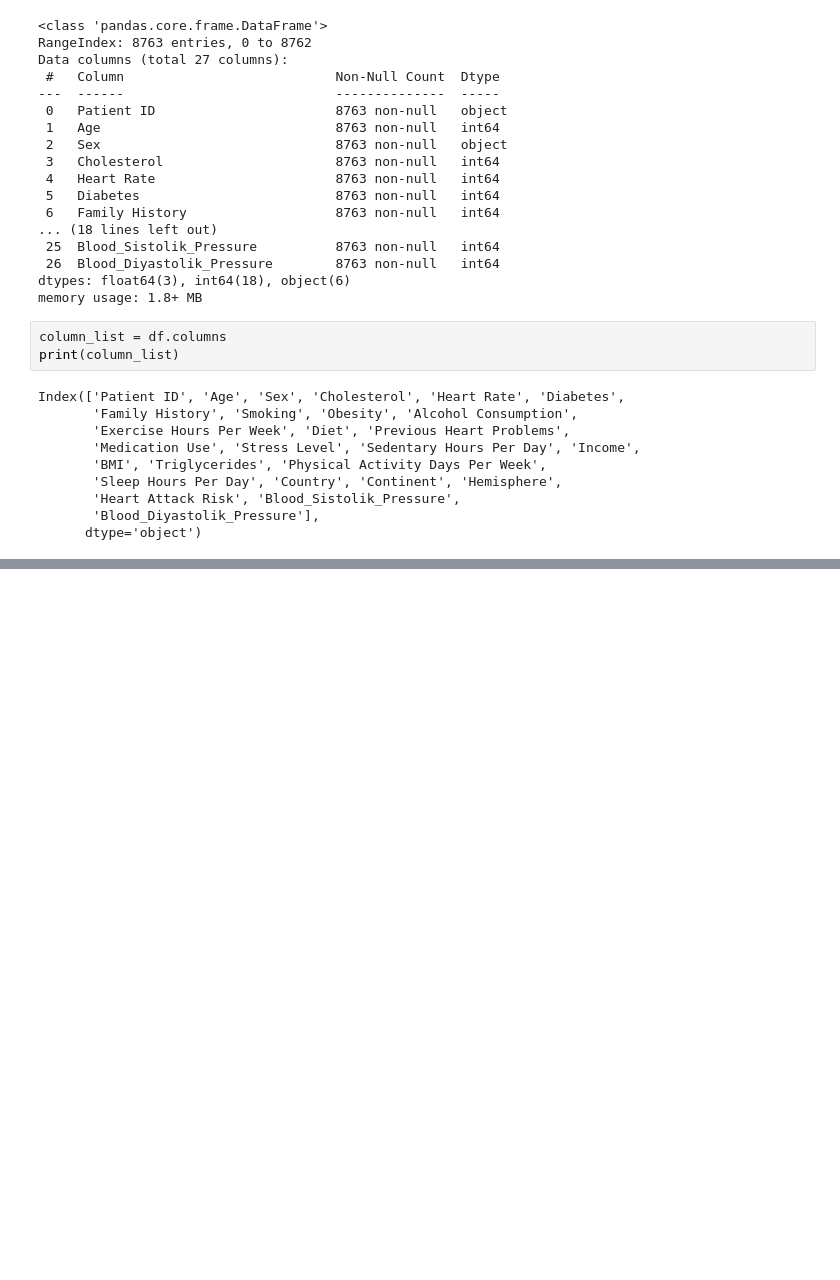
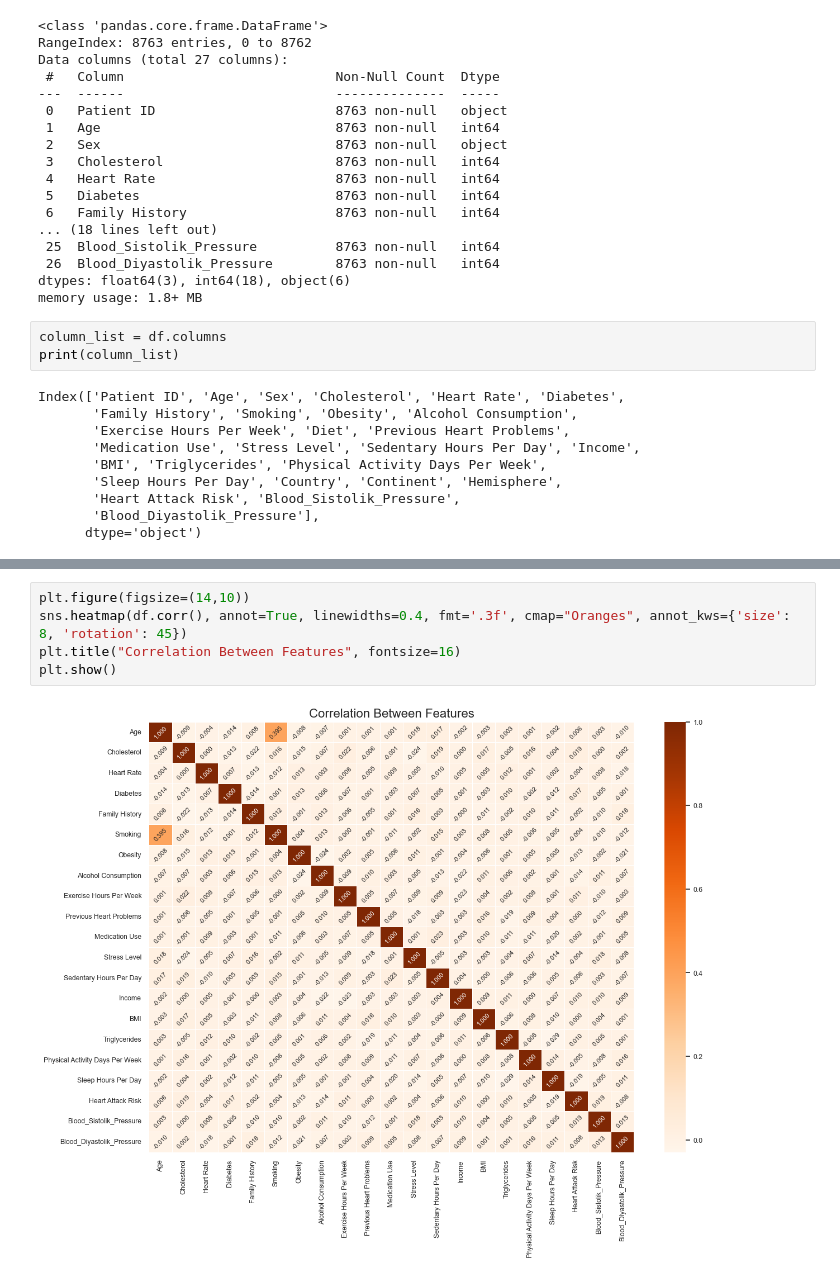
Before and after one commit to DeepikaPanneer/Heart-Attack-Risk-Prediction, a Jupyter notebook: EDA.ipynb, the cells around one changed output, grey strips where cells are left out. Cells and saved outputs as stored; diff of their text form; blank space fills up the shorter version.

```diff
--- a/EDA.ipynb
+++ b/EDA.ipynb
@@ -80,0 +106,7 @@ Index(['Patient ID', 'Age', 'Sex', 'Cholesterol', 'Heart Rate', 'Diabetes',
+# %%
+plt.figure(figsize=(14,10))
+sns.heatmap(df.corr(), annot=True, linewidths=0.4, fmt='.3f', cmap="Oranges", annot_kws={'size': 8, 'rotation': 45})
+plt.title("Correlation Between Features", fontsize=16)
+plt.show()
+# %% [output]
+[figure, added]
```
Also changed, not shown: parts of 7 cells of this notebook.
